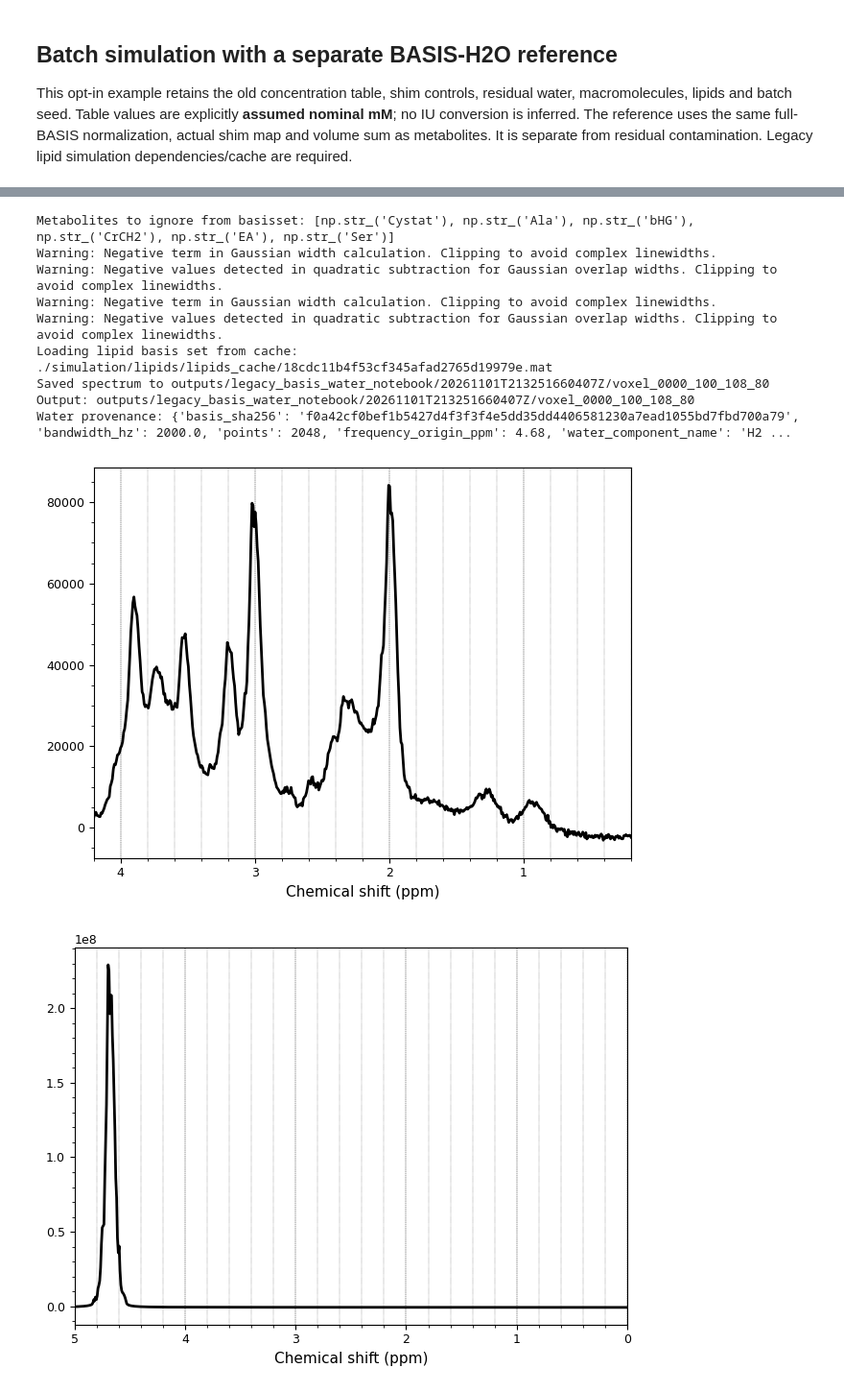
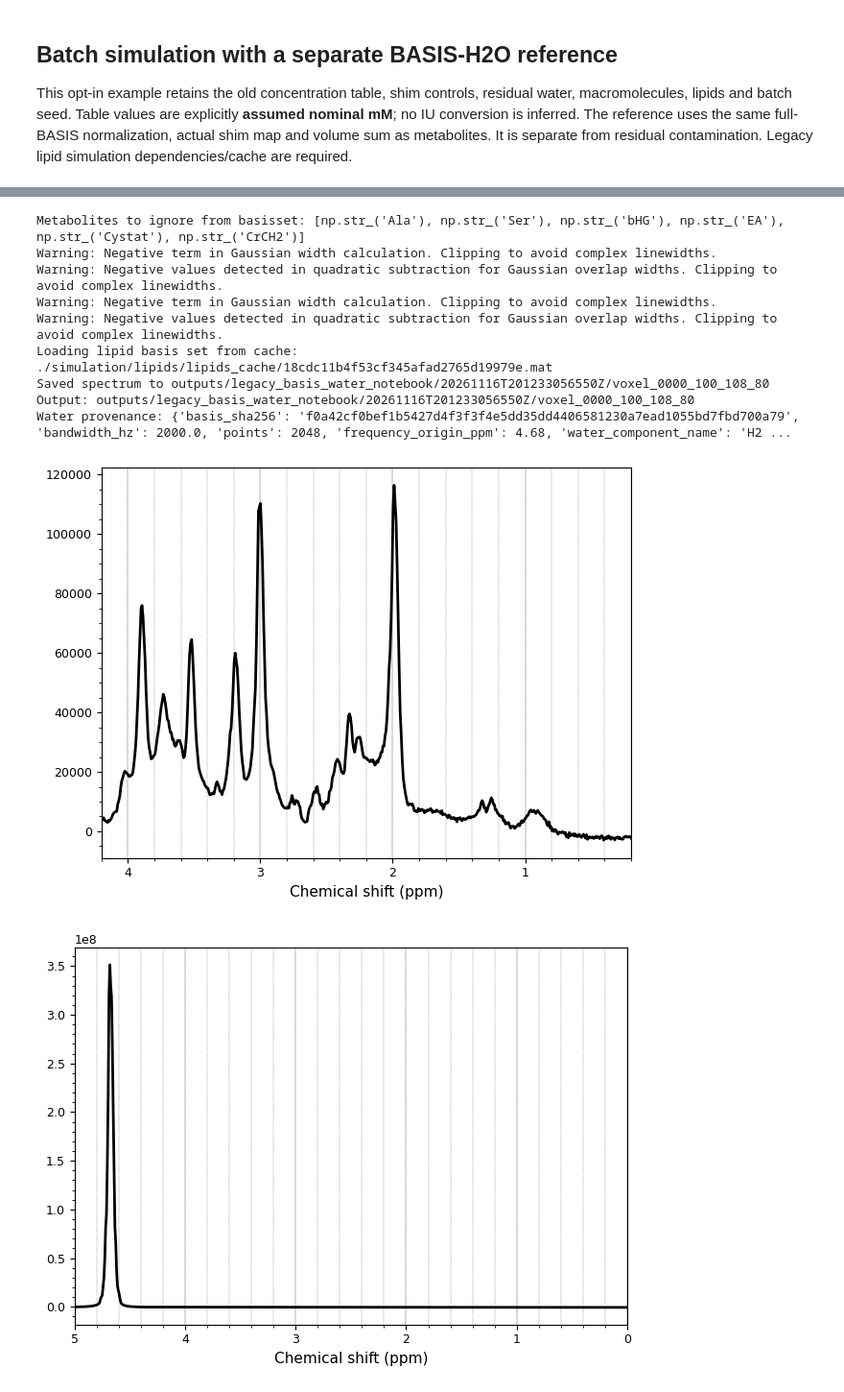
Before and after one commit to wtclarke/MRS-Digital-Phantom, a Jupyter notebook: notebooks/headless_simulation.ipynb, the cells around one changed output, grey strips where cells are left out. Shown at 96% size. Cells and saved outputs as stored; diff of their text form; code cells hidden in the pictures.

```diff
--- a/notebooks/headless_simulation.ipynb
+++ b/notebooks/headless_simulation.ipynb
@@ -135,35 +131,33 @@ original_wref_settings['simulation_params']['noise_level']
 # %%
-original_wref_settings = configuration('/Users/wclarke/Downloads/LCM_basis/GE_PRESS_TE35.BASIS')
-original_wref_settings['simulation_params']['shim_amplitude_hz'] = 5
-original_wref_settings['simulation_params']['water_amp_factor'] = 0
+original_wref_settings = configuration('/Users/wclarke/Documents/VoxelSystems/voxel_systems_example_basis/LCM_basis_2/GE_PRESS_TE35.BASIS')
 original_wref_output = Path('outputs/legacy_basis_water_notebook') / datetime.now(timezone.utc).strftime('%Y%m%dT%H%M%S%fZ')
 original_wref_result = simulate_batch(
     [(100,108,80),],
     original_wref_settings,
     individual_components=["Metabs",], #  "MMs", "Lipids", "Water", "Noise"
     save_dir=original_wref_output,
     seed=123)
 
 print('Output:', original_wref_result[0]['saved_path'])
 print('Water provenance:', original_wref_result[0]['water_reference_provenance'])
 
 
 original_wref_objects = results_to_nifti_mrs(original_wref_result)[0]
 
 _ = original_wref_objects['total'].plot()
 plt.show()
 
 _ = original_wref_objects['water_reference'].plot(ppmlim=(0, 5))
 plt.show()
 # %% [output]
-Metabolites to ignore from basisset: [np.str_('Cystat'), np.str_('Ala'), np.str_('bHG'), np.str_('CrCH2'), np.str_('EA'), np.str_('Ser')]
+Metabolites to ignore from basisset: [np.str_('Ala'), np.str_('Ser'), np.str_('bHG'), np.str_('EA'), np.str_('Cystat'), np.str_('CrCH2')]
 Warning: Negative term in Gaussian width calculation. Clipping to avoid complex linewidths.
 Warning: Negative values detected in quadratic subtraction for Gaussian overlap widths. Clipping to avoid complex linewidths.
 Warning: Negative term in Gaussian width calculation. Clipping to avoid complex linewidths.
 Warning: Negative values detected in quadratic subtraction for Gaussian overlap widths. Clipping to avoid complex linewidths.
 Loading lipid basis set from cache: ./simulation/lipids/lipids_cache/18cdc11b4f53cf345afad2765d19979e.mat
-Saved spectrum to outputs/legacy_basis_water_notebook/20261101T213251660407Z/voxel_0000_100_108_80
-Output: outputs/legacy_basis_water_notebook/20261101T213251660407Z/voxel_0000_100_108_80
+Saved spectrum to outputs/legacy_basis_water_notebook/20261116T201233056550Z/voxel_0000_100_108_80
+Output: outputs/legacy_basis_water_notebook/20261116T201233056550Z/voxel_0000_100_108_80
 Water provenance: {'basis_sha256': 'f0a42cf0bef1b5427d4f3f3f4e5dd35dd4406581230a7ead1055bd7fbd700a79', 'bandwidth_hz': 2000.0, 'points': 2048, 'frequency_origin_ppm': 4.68, 'water_component_name': 'H2 ...
-[figure, old version]
+[figure, new version]
-[figure, old version]
+[figure, new version]
```
Also changed, not shown: parts of 7 cells of this notebook, 14 other files.
